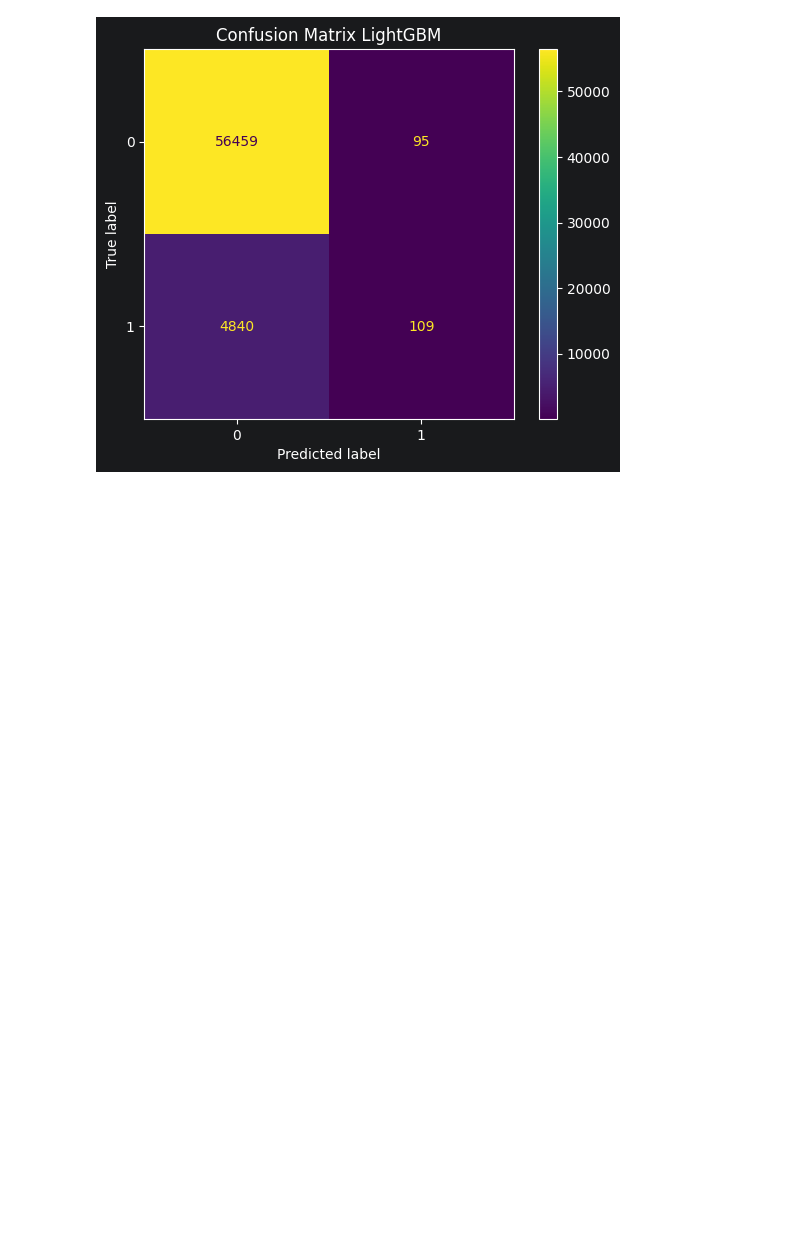
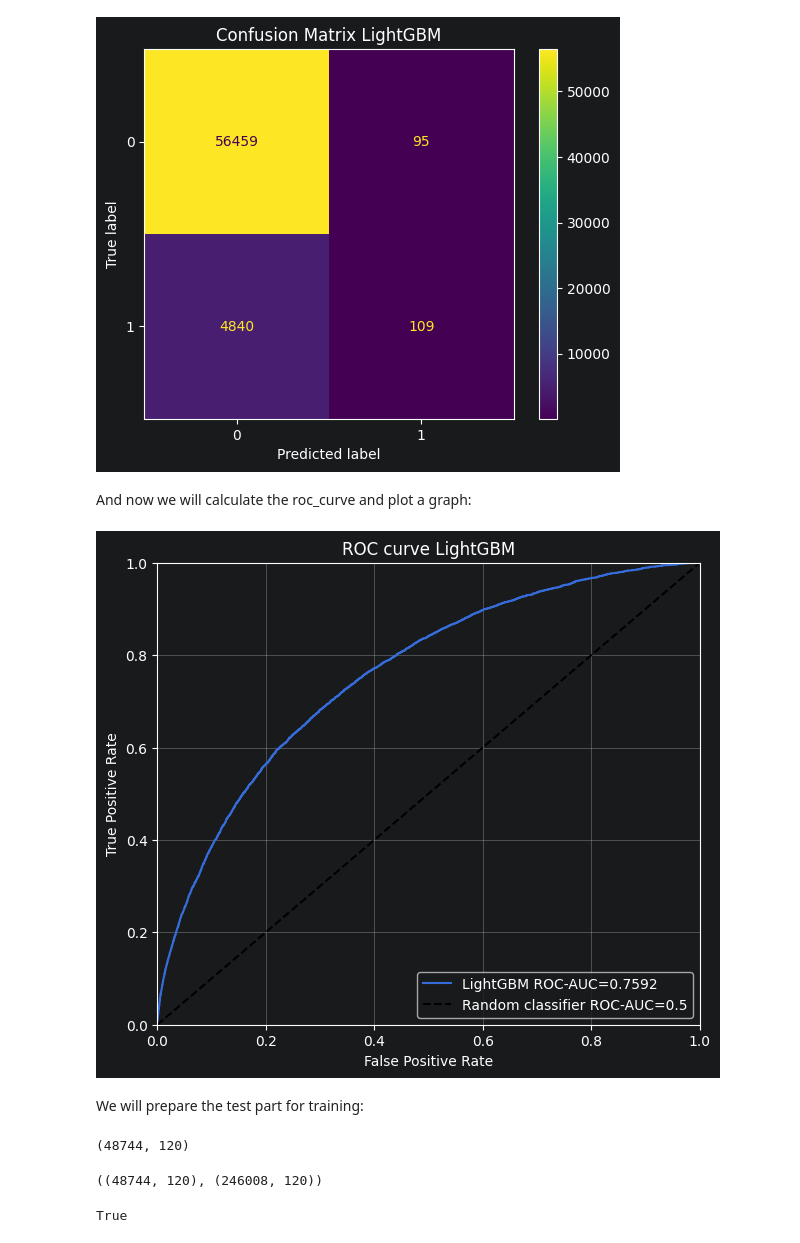
Before and after one commit to USL99/home-credit-default-risk, a Jupyter notebook: notebooks/02_simple_baseline.ipynb, the cells around one changed output. Cells and saved outputs as stored; diff of their text form; code cells hidden in the pictures; blank space fills up the shorter version.

Commit message:
Fix baseline LightGBM

```diff
--- a/notebooks/02_simple_baseline.ipynb
+++ b/notebooks/02_simple_baseline.ipynb
@@ -110,5 +110,26 @@ plt.title("Confusion Matrix LightGBM")
 # %% [output]
 Text(0.5, 1.0, 'Confusion Matrix LightGBM')
 [figure]
+# %% [markdown]
+And now we will calculate the roc_curve and plot a graph:
+# %%
+fpr, tpr, thresholds = roc_curve(y_val, val_pred_proba)
+plt.figure(figsize=(7, 6))
+
+plt.plot(fpr, tpr, label = f"LightGBM ROC-AUC={roc_auc_lgb:.4f}")
+plt.plot([0, 1], [0, 1], 'k--', label = "Random classifier ROC-AUC=0.5")
+plt.xlim([0.0, 1.0])
+plt.ylim([0.0, 1.0])
+plt.xlabel("False Positive Rate")
+plt.ylabel("True Positive Rate")
+plt.title("ROC curve LightGBM")
+plt.legend(loc="lower right")
+plt.grid()
+# %% [output]
+[figure, added]
+# %% [markdown]
+We will prepare the test part for training:
 # %%
-X_test
+application_test_df.shape
+# %% [output]
+(48744, 120)
@@ -114,0 +138,10 @@ X_test
+# %%
+for col in cat_cols:
+    X_test[col] = pd.Categorical(X_test[col], categories = X_train[col].cat.categories)
+X_test.shape, X_train.shape
+# %% [output]
+((48744, 120), (246008, 120))
+# %%
+list(X_train.columns) == list(X_test.columns)
+# %% [output]
+True
```
Also changed, not shown: parts of 3 cells of this notebook.
